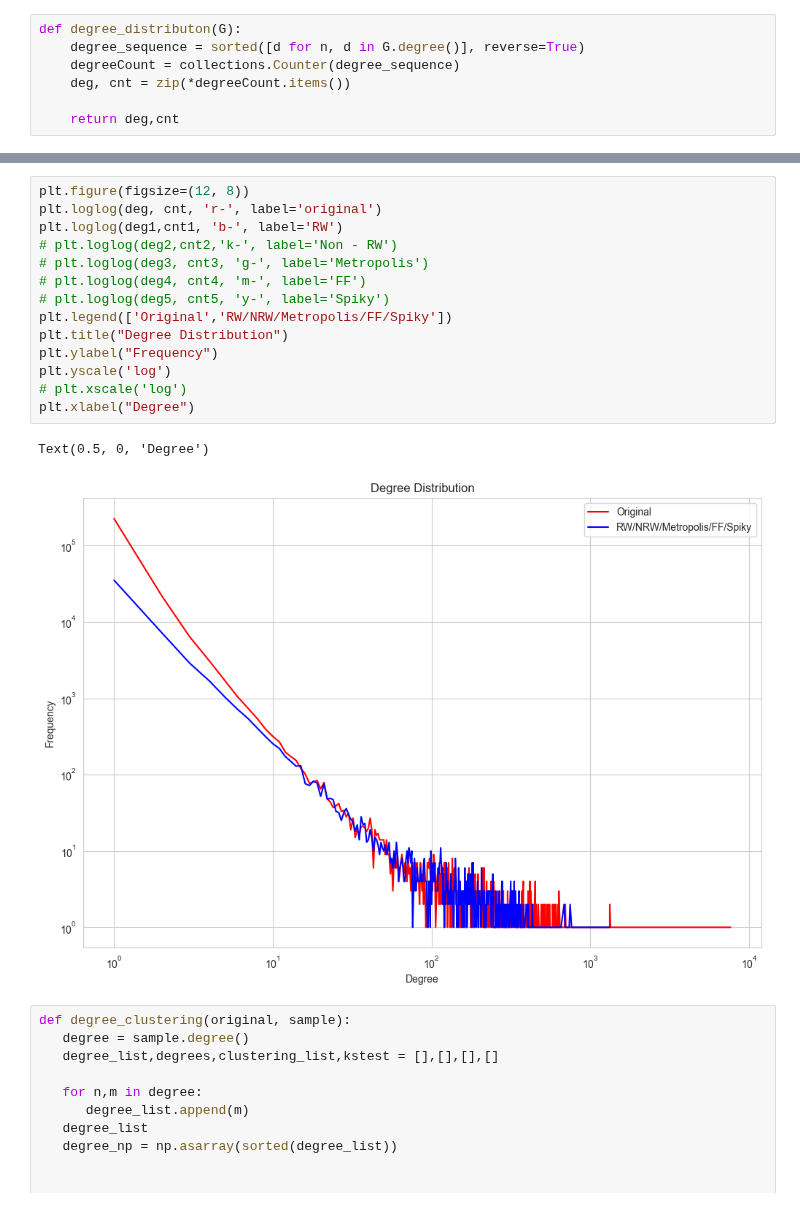
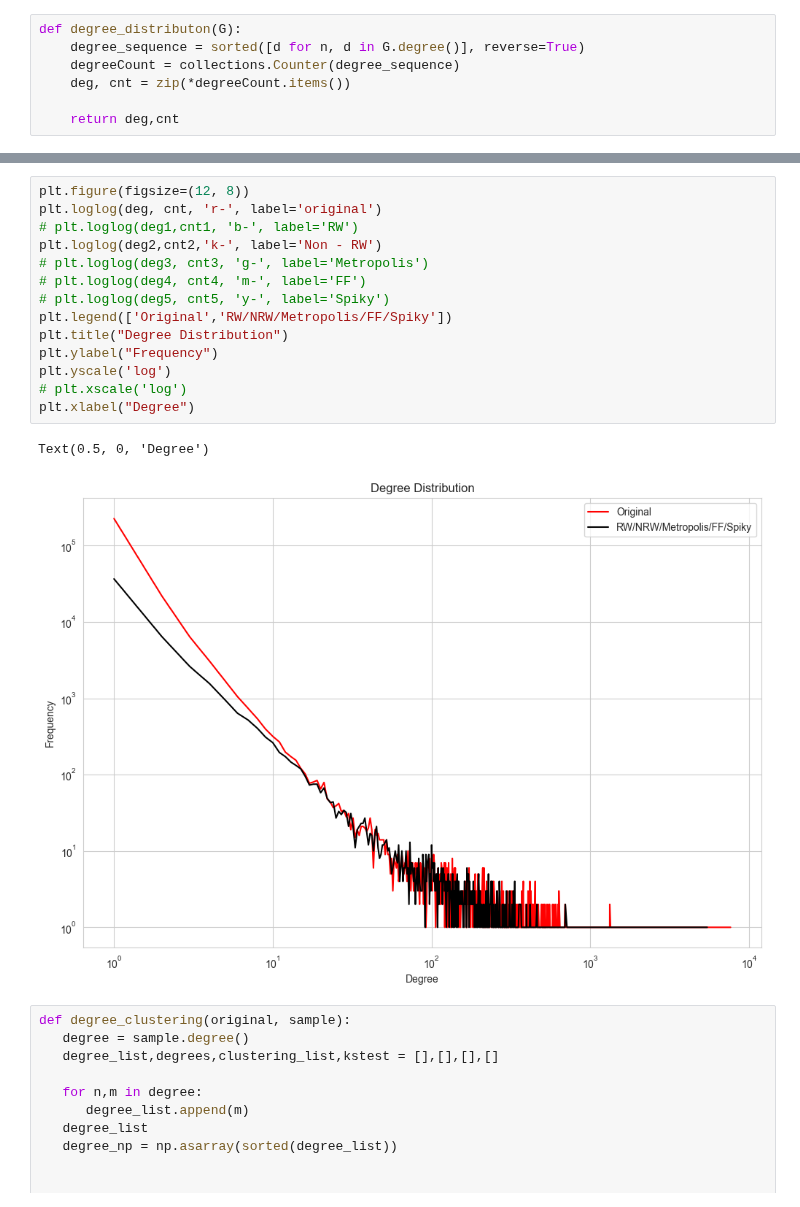
Before and after one commit to kyriakosar/Sampling-from-Networks, a Jupyter notebook: emails_dataset.ipynb, the cells around one changed output, grey strips where cells are left out. Drawn from its saved outputs; the diff is of its cells as text.

```diff
--- a/emails_dataset.ipynb
+++ b/emails_dataset.ipynb
@@ -313,20 +313,20 @@ time.time() - ts
 # %%
 plt.figure(figsize=(12, 8))
 plt.loglog(deg, cnt, 'r-', label='original')
-plt.loglog(deg1,cnt1, 'b-', label='RW')
-# plt.loglog(deg2,cnt2,'k-', label='Non - RW')
+# plt.loglog(deg1,cnt1, 'b-', label='RW')
+plt.loglog(deg2,cnt2,'k-', label='Non - RW')
 # plt.loglog(deg3, cnt3, 'g-', label='Metropolis')
 # plt.loglog(deg4, cnt4, 'm-', label='FF')
 # plt.loglog(deg5, cnt5, 'y-', label='Spiky')
 plt.legend(['Original','RW/NRW/Metropolis/FF/Spiky'])
 plt.title("Degree Distribution")
 plt.ylabel("Frequency")
 plt.yscale('log')
 # plt.xscale('log')
 plt.xlabel("Degree")
 # %% [output]
 Text(0.5, 0, 'Degree')
-[figure, old version]
+[figure, new version]
 # %%
 def degree_clustering(original, sample):
    degree = sample.degree()
```
Also changed, not shown: parts of 7 cells of this notebook, 9 other files.
